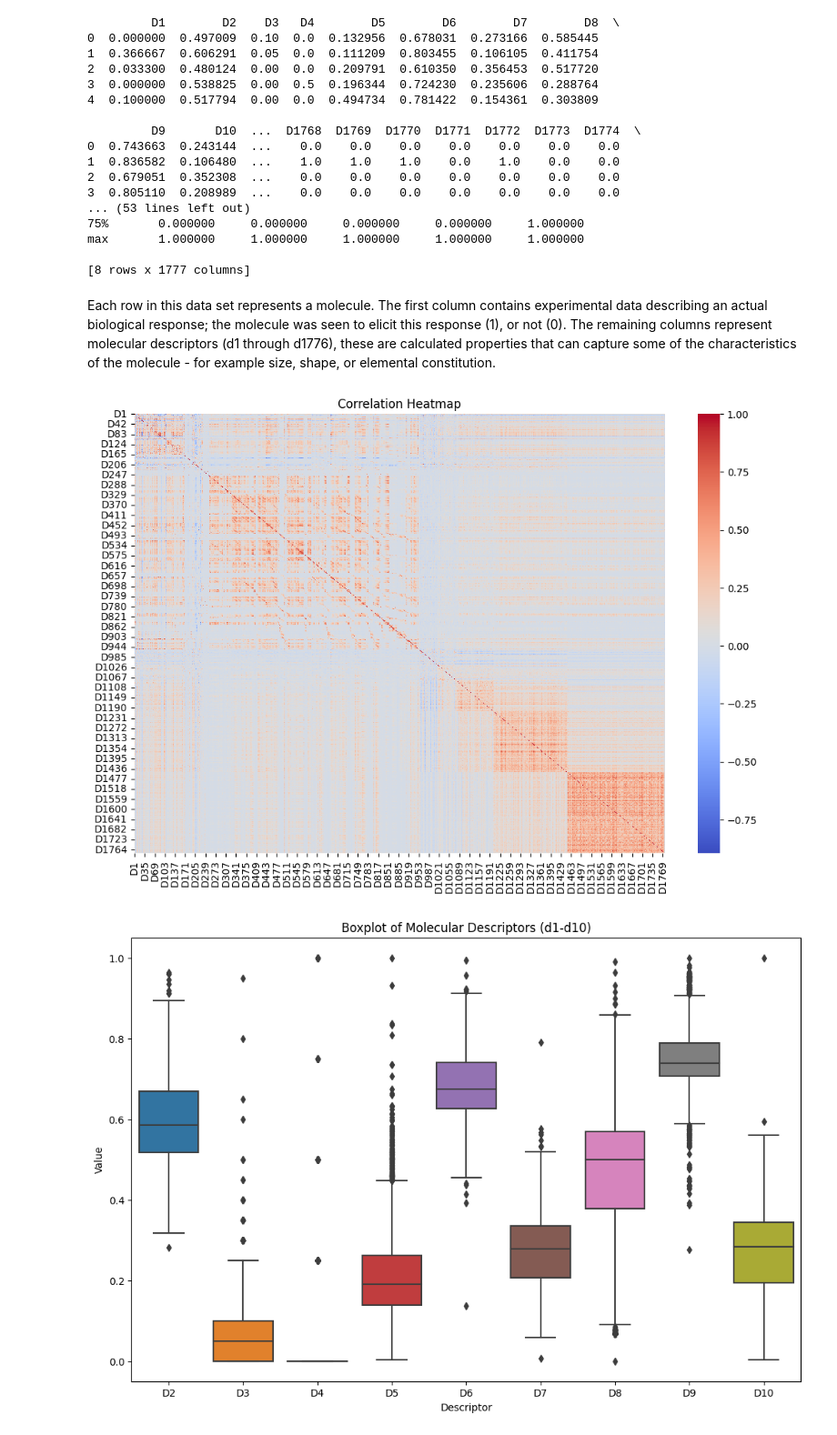
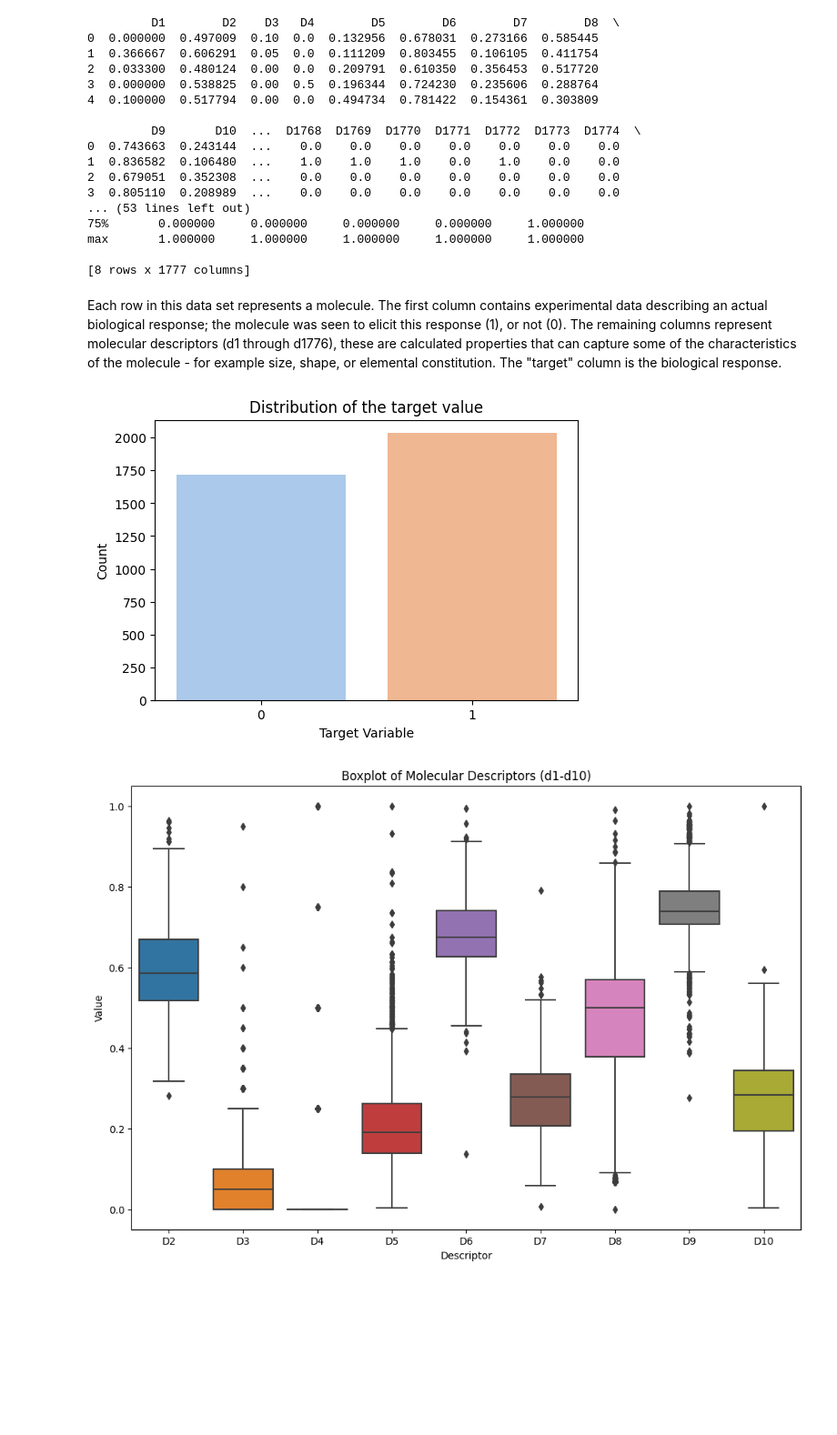
Before and after one commit to xnagya/NSIETE, a Jupyter notebook: NSIETE_assignment_1.ipynb, the cells around one changed output. Shown at 91% size. Cells and saved outputs as stored; diff of their text form; code cells hidden in the pictures; blank space fills up the shorter version.

```diff
--- a/NSIETE_assignment_1.ipynb
+++ b/NSIETE_assignment_1.ipynb
@@ -33,5 +33,5 @@ max       1.000000     1.000000     1.000000     1.000000     1.000000
 
 [8 rows x 1777 columns]
 # %% [markdown]
-Each row in this data set represents a molecule. The first column contains experimental data describing an actual biological response; the molecule was seen to elicit this response (1), or not (0). The remaining columns represent molecular descriptors (d1 through d1776), these are calculated properties that can capture some of the characteristics of the molecule - for example size, shape, or elemental constitution.
+Each row in this data set represents a molecule. The first column contains experimental data describing an actual biological response; the molecule was seen to elicit this response (1), or not (0). The remaining columns represent molecular descriptors (d1 through d1776), these are calculated properties that can capture some of the characteristics of the molecule - for example size, shape, or elemental constitution. The "target" column is the biological response.
 # %%
@@ -40,12 +40,13 @@ y = data.iloc[:, -1]   # Target variable (biological response)
-# %%
-# Heatmap
-plt.figure(figsize=(12, 8))
-sns.heatmap(data.corr(), cmap='coolwarm', annot=False, fmt=".2f")
-plt.title('Correlation Heatmap')
-plt.show()
-# Have to clean the fetures(Feature selection/Feature grouping/Filtering based on correlation threshold)
-# %% [output]
-[figure, removed]
+# %%
+# Target value distribution
+plt.figure(figsize=(6, 4))
+sns.countplot(x='target', data=data, palette='pastel')
+plt.title('Distribution of the target value')
+plt.xlabel('Target Variable')
+plt.ylabel('Count')
+plt.show()
+# %% [output]
+[figure, added]
 # %%
 # Plot the boxplots for the first few descriptors
 plt.figure(figsize=(12, 8))
```
Also changed, not shown: parts of 4 cells of this notebook.
